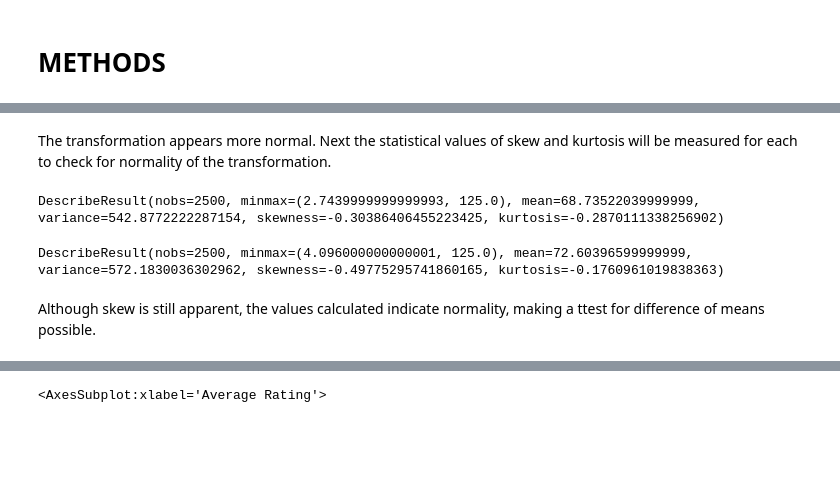
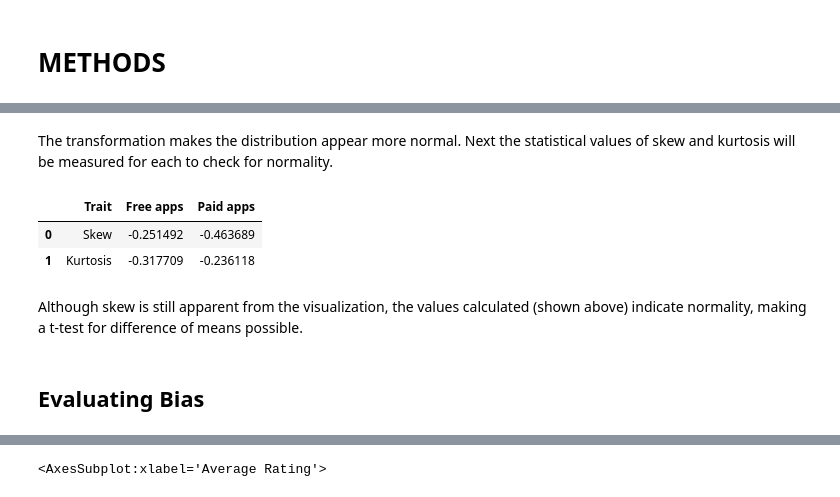
Before and after one commit to mathisme/ThinkfulDSCapstone1, a Jupyter notebook: Results.ipynb, the cells around one changed output, grey strips where cells are left out. Saved outputs shown, nothing was run; the diff lists cells and outputs as text; code cells hidden in the pictures; blank space fills up the shorter version.

Commit message:
finishing up results notebook

```diff
--- a/Results.ipynb
+++ b/Results.ipynb
@@ -159,13 +169,18 @@ df_paid.Ratings_cubed.hist(ax=axes[1])
 # %% [markdown]
-The transformation appears more normal.  Next the statistical values of skew and kurtosis will be measured for each to check for normality of the transformation.
+The transformation makes the distribution appear more normal.  Next the statistical values of skew and kurtosis will be measured for each to check for normality.
 # %%
-stats.describe(df_free.Ratings_cubed)
+stats_free = stats.describe(df_free.Ratings_cubed)
+stats_paid = stats.describe(df_paid.Ratings_cubed)
+df_normal = pd.DataFrame([['Skew',stats_free.skewness,stats_paid.skewness],
+['Kurtosis',stats_free.kurtosis,stats_paid.kurtosis]])
+df_normal.columns = ['Trait','Free apps','Paid apps']
+df_normal
 # %% [output]
-DescribeResult(nobs=2500, minmax=(2.7439999999999993, 125.0), mean=68.73522039999999, variance=542.8772222287154, skewness=-0.30386406455223425, kurtosis=-0.2870111338256902)
+|  | Trait | Free apps | Paid apps |
+| 0 | Skew | -0.251492 | -0.463689 |
+| 1 | Kurtosis | -0.317709 | -0.236118 |
-# %%
-stats.describe(df_paid.Ratings_cubed)
-# %% [output]
-DescribeResult(nobs=2500, minmax=(4.096000000000001, 125.0), mean=72.60396599999999, variance=572.1830036302962, skewness=-0.49775295741860165, kurtosis=-0.1760961019838363)
 # %% [markdown]
-Although skew is still apparent, the values calculated indicate normality, making a ttest for difference of means possible.
+Although skew is still apparent from the visualization, the values calculated (shown above) indicate normality, making a t-test for difference of means possible.
+# %% [markdown]
+## Evaluating Bias
 # %% [markdown]
```
Also changed, not shown: parts of 21 cells of this notebook, 1 other file.
